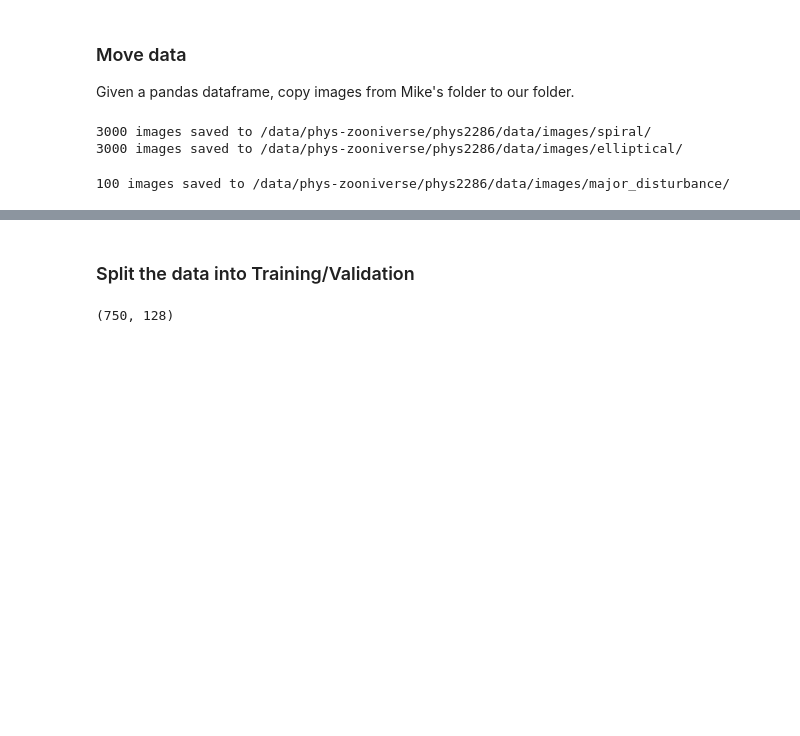
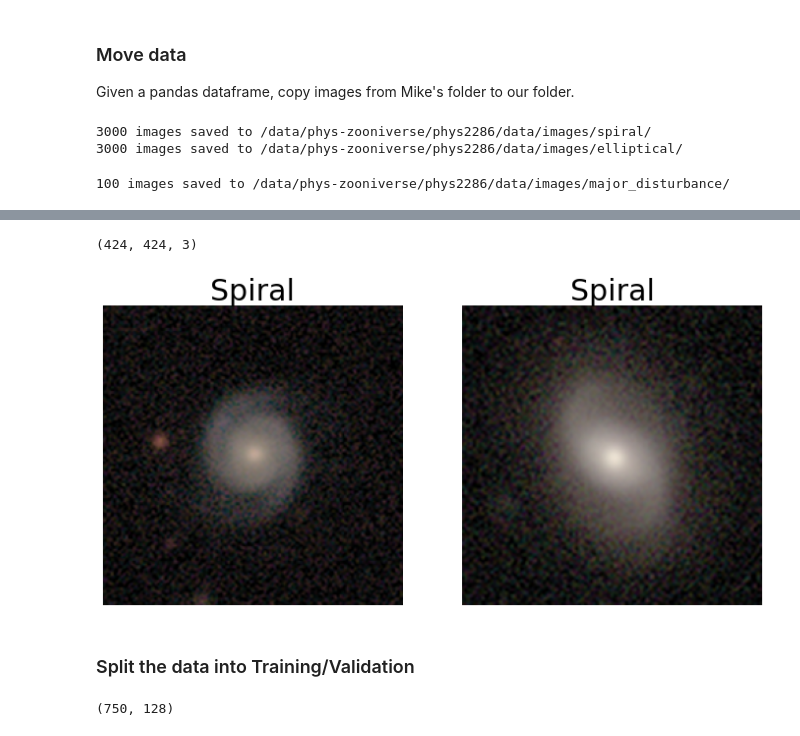
Before and after one commit to Harry45/GAZFEW, a Jupyter notebook: decals.ipynb, the cells around one changed output, grey strips where cells are left out. Drawn from its saved outputs; the diff is of its cells as text; code cells hidden in the pictures; blank space fills up the shorter version.

```diff
--- a/decals.ipynb
+++ b/decals.ipynb
@@ -126,3 +140,24 @@ sp.copy_images(df_major_disturbance, 'major_disturbance')
+# %%
+img1 = ui.load_image_full(st.decals + '/' + 'J030/J030515.38-084554.2.png')
+img2 = ui.load_image_full(st.decals + '/' + 'J154/J154216.87+105217.9.png')
+# %%
+img1[1].shape
+# %% [output]
+(424, 424, 3)
+# %%
+plt.figure(figsize=(12,6))
+plt.subplot(121)
+plt.title('Spiral', fontsize = 30)
+plt.imshow(img1[1][99:323, 99:323, :])
+plt.axis('off')
+plt.subplot(122)
+plt.title('Spiral', fontsize = 30)
+plt.imshow(img2[1][99:323, 99:323, :])
+plt.axis('off')
+# plt.savefig('plots/spiral.pdf', bbox_inches = 'tight')
+plt.show()
+# %% [output]
+[figure, added]
 # %% [markdown]
 ### Split the data into Training/Validation
 # %%
```
Also changed, not shown: parts of 1 cell of this notebook, 2 other files.
